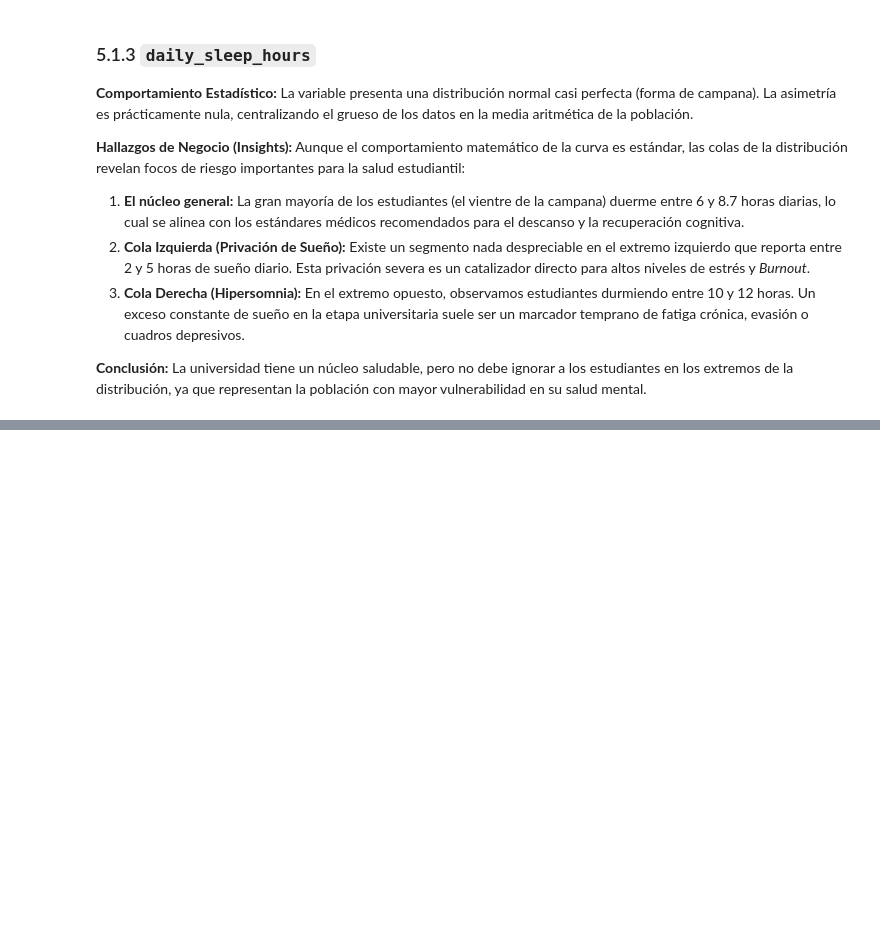
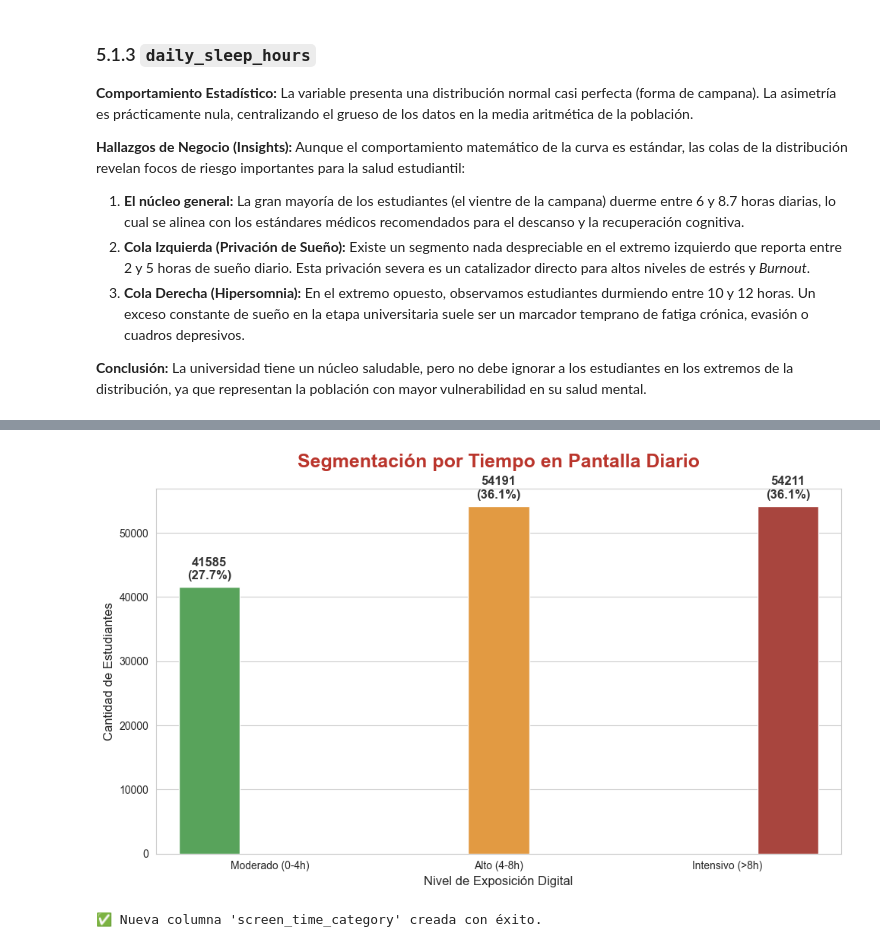
Before and after one commit to kevinmateojimenez/TRABAJO-FINAL, a Jupyter notebook: EDA_Entregable.ipynb, the cells around one changed output, grey strips where cells are left out. Drawn from its saved outputs; the diff is of its cells as text; code cells hidden in the pictures; blank space fills up the shorter version.

```diff
--- a/EDA_Entregable.ipynb
+++ b/EDA_Entregable.ipynb
@@ -988,0 +999,60 @@ Aunque el comportamiento matemático de la curva es estándar, las colas de la d
+# %%
+import matplotlib.pyplot as plt
+import seaborn as sns
+import pandas as pd
+import numpy as np
+
+# 1. Definir límites y etiquetas
+limites_pantalla = [0, 4, 8, np.inf]
+etiquetas_pantalla = ['Moderado (0-4h)', 'Alto (4-8h)', 'Intensivo (>8h)']
+
+# 2. Crear la nueva columna categórica en el dataframe original
+df['screen_time_category'] = pd.cut(df['screen_time_hours'],
+                                     bins=limites_pantalla,
+                                     labels=etiquetas_pantalla,
+                                     right=True)
+
+# 3. Calcular frecuencias para la gráfica
+conteo_pantalla = df['screen_time_category'].value_counts().sort_index()
+total_casos = conteo_pantalla.sum()
+porcentajes_pantalla = (conteo_pantalla / total_casos) * 100
+
+# 4. Configurar el lienzo
+fig, ax = plt.subplots(figsize=(10, 6))
+sns.set_style("whitegrid")
+
+# 5. Gráfico de barras con paleta de colores (Verde, Naranja UNLA, Rojo UNLA)
+colores_semaforo = ['#4CAF50', '#FC9C28', '#BA352C']
+
+sns.barplot(x=conteo_pantalla.index,
+            y=conteo_pantalla.values,
+            hue=conteo_pantalla.index, # El hue asigna un color a cada barra
+            palette=colores_semaforo,
+            legend=False, # Ocultamos la leyenda extra que genera el hue
+            ax=ax,
+            edgecolor='white')
+
+# 6. Estética y títulos
+ax.set_title('Segmentación por Tiempo en Pantalla Diario', fontsize=18, fontweight='bold', color='#BA352C', pad=20)
+ax.set_ylabel('Cantidad de Estudiantes', fontsize=12)
+ax.set_xlabel('Nivel de Exposición Digital', fontsize=12)
+
+# 7. Etiquetas de Conteo y Porcentaje sobre las barras
+for i, p in enumerate(ax.patches):
+    altura = p.get_height()
+    if altura > 0:
+        porc = porcentajes_pantalla.iloc[i]
+        ax.annotate(f'{int(altura)}\n({porc:.1f}%)',
+                    (p.get_x() + p.get_width() / 2., altura),
+                    ha='center', va='bottom',
+                    fontsize=12, fontweight='bold', color='#333333',
+                    xytext=(0, 5), textcoords='offset points')
+
+plt.tight_layout()
+plt.show()
+
+# 8. Verificación rápida del nuevo campo
+print("✅ Nueva columna 'screen_time_category' creada con éxito.")
+# %% [output]
+[figure, added]
+✅ Nueva columna 'screen_time_category' creada con éxito.
```
Also changed, not shown: parts of 1 cell of this notebook.
